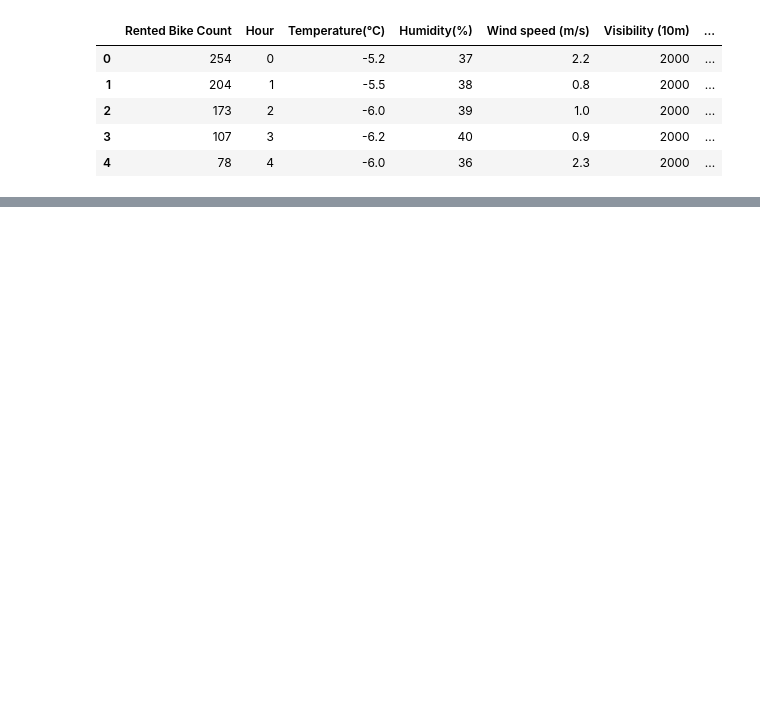
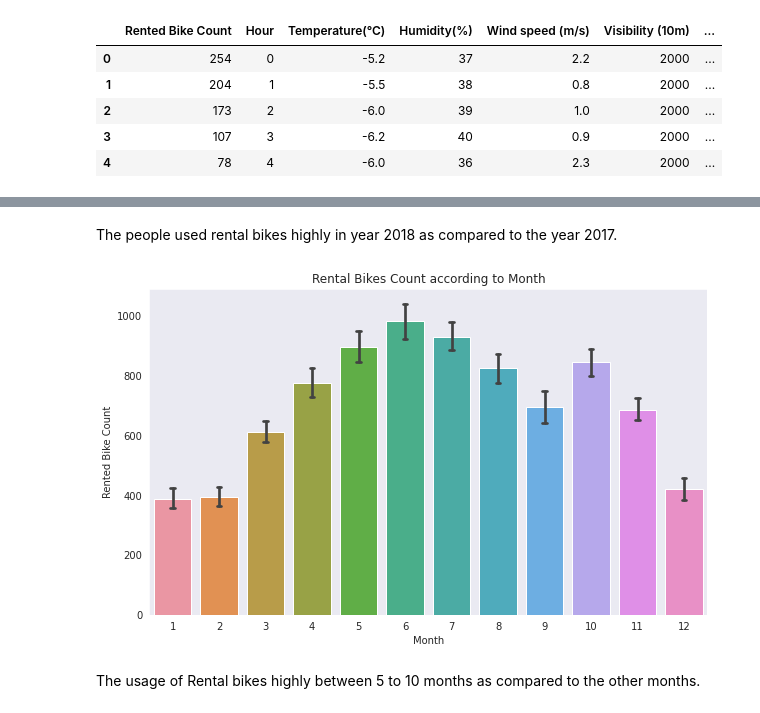
Before and after one commit to m123m12/Rental-Bike-Sharing-Demand-Prediction, a Jupyter notebook: Bike_Sharing_Demand_Prediction.ipynb, the cells around one changed output, grey strips where cells are left out. Saved outputs shown, nothing was run; the diff lists cells and outputs as text; code cells hidden in the pictures; blank space fills up the shorter version.

```diff
--- a/Bike_Sharing_Demand_Prediction.ipynb
+++ b/Bike_Sharing_Demand_Prediction.ipynb
@@ -180,0 +192,13 @@ bikedata.head()
+# %% [markdown]
+The people used rental bikes highly in year 2018 as compared to the year 2017.
+# %%
+#Analysis of rental bikes according to month
+fig,ax=plt.subplots(figsize=(10,6))
+sns.set_style('ticks')
+sns.barplot(data=bikedata,x='Month',y='Rented Bike Count',ax=ax,capsize=.1)
+ax.set(title='Rental Bikes Count according to Month')
+plt.show()
+# %% [output]
+[figure, added]
+# %% [markdown]
+The usage of Rental bikes highly between 5 to 10 months as compared to the other months.
```
Also changed, not shown: parts of 2 cells of this notebook.
